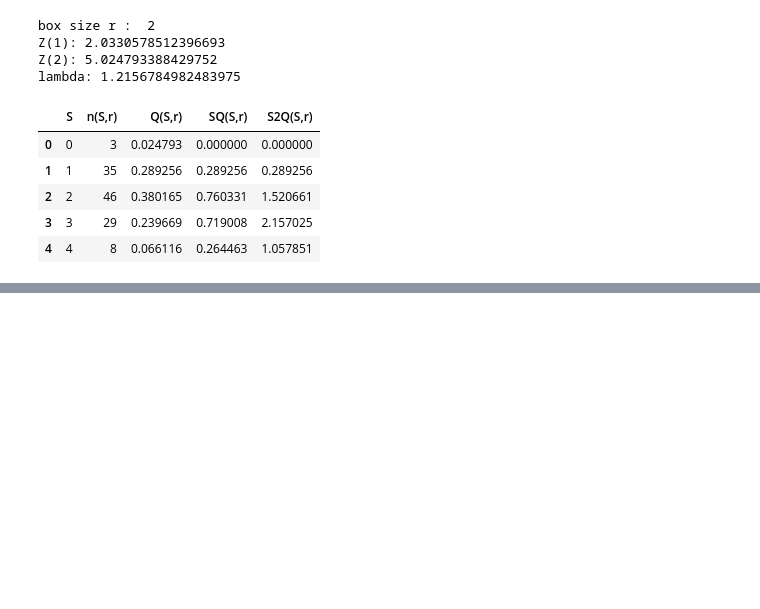
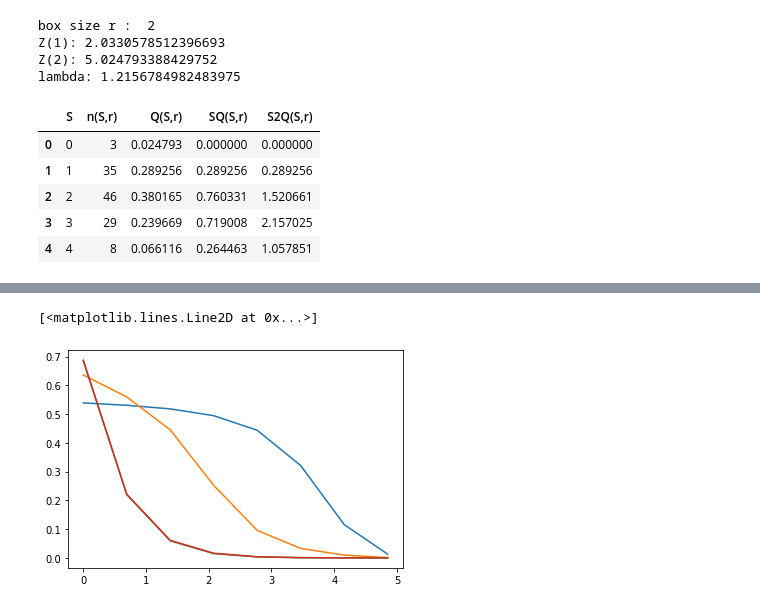
Before and after one commit to vaswin0/FracLac, a Jupyter notebook: lac_ind_paper.ipynb, the cells around one changed output, grey strips where cells are left out. Saved outputs shown, nothing was run; the diff lists cells and outputs as text; code cells hidden in the pictures; blank space fills up the shorter version.

```diff
--- a/lac_ind_paper.ipynb
+++ b/lac_ind_paper.ipynb
@@ -155,0 +189,4 @@ ax[1,1].imshow(RandHierarchFracGen(3, 216, [1,0.5,1]), cmap = 'gray')
+# %%
+random91 = np.random.choice([1,0], size=((216,216)), replace=True, p=[0.917,1-0.917])
+random50 = np.random.choice([1,0], size=((216,216)), replace=True, p=[0.5,0.5])
+random02 = np.random.choice([1,0], size=((216,216)), replace=True, p=[0.028,1-0.028])
@@ -155,0 +220,13 @@ ax[1,1].imshow(RandHierarchFracGen(3, 216, [1,0.5,1]), cmap = 'gray')
+# %%
+box_size = [1,2,4,8,16,32,64,128]
+maps =  np.array(maps)
+# %%
+
+for i in range(len(maps)):
+    if  maps[i,4] == 0.5:
+        plt.plot(np.log(box_size),np.log(lacunarity(RandHierarchFracGen(3, 216, maps[i,1:-1] )) ))
+
+plt.plot(np.log(box_size),np.log(lacunarity(random50)))
+# %% [output]
+[<matplotlib.lines.Line2D at 0x...>]
+[figure, added]
```
Also changed, not shown: parts of 15 cells of this notebook.
